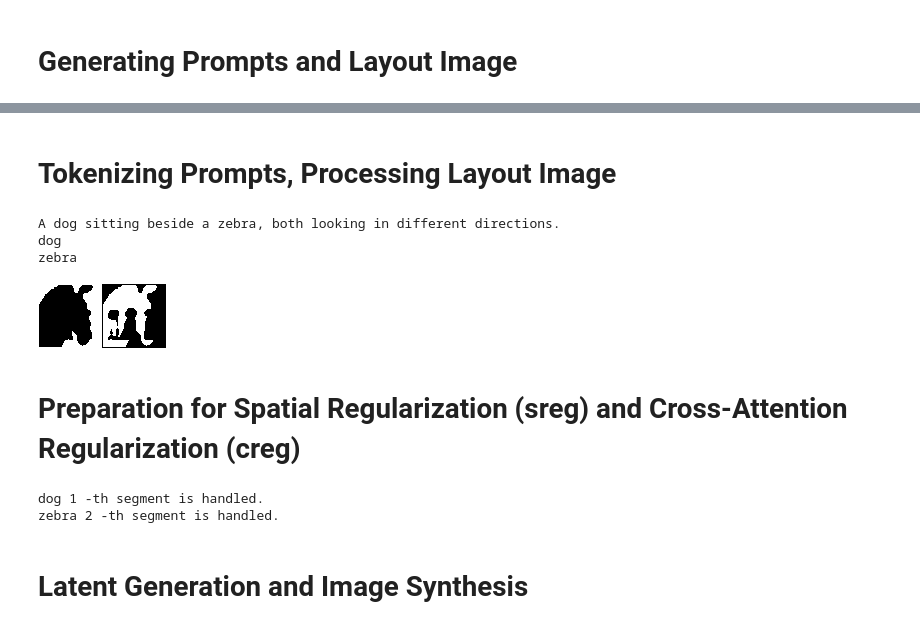
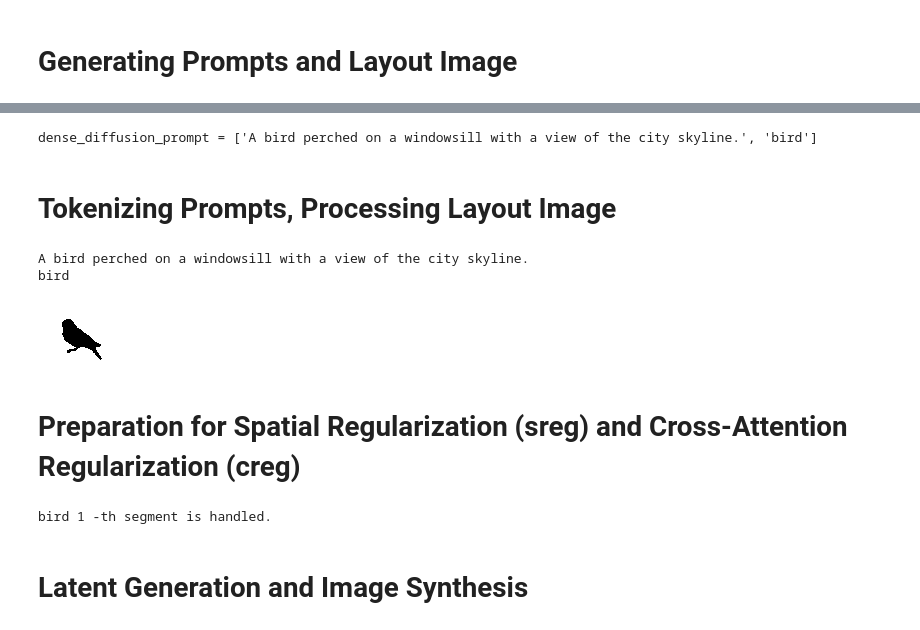
Before and after one commit to Fayzan-Ali-Akhtar/Stable-Diffusion-Summer-Proj, a Jupyter notebook: Recursive_Diffusion.ipynb, the cells around one changed output, grey strips where cells are left out. Drawn from its saved outputs; the diff is of its cells as text; code cells hidden in the pictures.

Commit message:
Recursive Diffusion code cleaned!

```diff
--- a/Recursive_Diffusion.ipynb
+++ b/Recursive_Diffusion.ipynb
@@ -374,12 +403,11 @@ def segment_entity(image, target_class_name, output_dir):
 # %%
-
 extracted_images = {}
 
 # Iterate through images and entity array
 for i, (image, entity) in enumerate(zip(images, entities)):
     entity = entities[i]
     print("entity =", entity)
-    extracted_images[entity] = segment_entity(image, entity,output_dir)
+    extracted_images[entity] = segment_entity(image, entity)
 
 # Display the extracted images
 for entity, extracted_image in extracted_images.items():
@@ -601,17 +618,0 @@ from google.colab import userdata
-# %%
-token = "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"
-device= "cuda:0"
-
-pipe = diffusers.StableDiffusionPipeline.from_pretrained(
-        "runwayml/stable-diffusion-v1-5",
-        safety_checker=None,
-        variant="fp16",
-        cache_dir='./models/diffusers/',
-        use_auth_token=token).to(device)
-
-pipe.scheduler = DDIMScheduler.from_config(pipe.scheduler.config)
-pipe.scheduler.set_timesteps(50)
-timesteps = pipe.scheduler.timesteps
-sp_sz = pipe.unet.sample_size
-bsz = 1
-print("Setup complete. Token and device initialized.")
@@ -793,46 +726,58 @@ prompts = ['A dog sitting beside a zebra, both looking in different directions.'
+# %%
+dense_diffusion_prompt = []
+dense_diffusion_prompt.append(recusive_diff_prompt)
+
+stacking_order.reverse()
+
+# Check original dense diffusion code to see in which order are the objects added!
+for obj in stacking_order:
+  dense_diffusion_prompt.append(obj.lower())
+
+print("dense_diffusion_prompt =",dense_diffusion_prompt)
+# %% [output]
+dense_diffusion_prompt = ['A bird perched on a windowsill with a view of the city skyline.', 'bird']
 # %% [markdown]
 # **Tokenizing Prompts, Processing Layout Image**
 # %%
-# Tokenize the prompts
-text_input = pipe.tokenizer(prompts, padding="max_length", return_length=True, return_overflowing_tokens=False,
+# Tokenize the dense_diffusion_prompt
+text_input = pipe.tokenizer(dense_diffusion_prompt, padding="max_length", return_length=True, return_overflowing_tokens=False,
                             max_length=pipe.tokenizer.model_max_length, truncation=True, return_tensors="pt")
 cond_embeddings = pipe.text_encoder(text_input.input_ids.to(device))[0]
 
 uncond_input = pipe.tokenizer([""] * bsz, padding="max_length", max_length=pipe.tokenizer.model_max_length,
                               truncation=True, return_tensors="pt")
 uncond_embeddings = pipe.text_encoder(uncond_input.input_ids.to(device))[0]
 
 # Ensure that wlen matches the length of widx
-for i in range(1, len(prompts)):
+for i in range(1, len(dense_diffusion_prompt)):
     wlen = text_input['length'][i].item() - 2  # Convert tensor to int
     widx = text_input['input_ids'][i][1:1 + wlen]
     for j in range(77):
         if j + wlen <= 77 and (text_input['input_ids'][0][j:j + wlen] == widx).sum().item() == wlen:  # Use .item() to get the value
             break
 
 # Process the layout image
-layout_img_ = np.asarray(Image.open(layout_img_path).resize([sp_sz * 8, sp_sz * 8]))[:, :, :3]
+layout_img_ = np.asarray(composite_image_rgb.resize([sp_sz * 8, sp_sz * 8]))[:, :, :3]
 unique, counts = np.unique(np.reshape(layout_img_, (-1, 3)), axis=0, return_counts=True)
 sorted_idx = np.argsort(-counts)
 
 layouts_ = []
 
-for i in range(len(prompts) - 1):
+for i in range(len(dense_diffusion_prompt) - 1):
     if (unique[sorted_idx[i]] == [0, 0, 0]).all() or (unique[sorted_idx[i]] == [255, 255, 255]).all():
         layouts_ = [((layout_img_ == unique[sorted_idx[i]]).sum(-1) == 3).astype(np.uint8)] + layouts_
     else:
         layouts_.append(((layout_img_ == unique[sorted_idx[i]]).sum(-1) == 3).astype(np.uint8))
 
 layouts = [torch.FloatTensor(l).unsqueeze(0).unsqueeze(0).cuda() for l in layouts_]
 layouts = F.interpolate(torch.cat(layouts), (sp_sz, sp_sz), mode='nearest')
 
-print('\n'.join(prompts))
+print('\n'.join(dense_diffusion_prompt))
 Image.fromarray(np.concatenate([255 * _.squeeze().cpu().numpy() for _ in layouts], 1).astype(np.uint8))
 # %% [output]
-A dog sitting beside a zebra, both looking in different directions.
-dog
-zebra
+A bird perched on a windowsill with a view of the city skyline.
+bird
-[figure, old version]
+[figure, new version]
 # %% [markdown]
 # **Preparation for Spatial Regularization (sreg) and Cross-Attention Regularization (creg)**
 # %%
@@ -853,14 +798,14 @@ for r in range(4):
 ###### prep for creg ######
 ###########################
 pww_maps = torch.zeros(1, 77, sp_sz, sp_sz).to(device)
-for i in range(1,len(prompts)):
+for i in range(1,len(dense_diffusion_prompt)):
     wlen = text_input['length'][i] - 2
     widx = text_input['input_ids'][i][1:1+wlen]
     for j in range(77):
         if j + wlen <= 77 and (text_input['input_ids'][0][j:j + wlen].shape == widx.shape and (text_input['input_ids'][0][j:j + wlen] == widx).sum().item() == wlen):
             pww_maps[:,j:j+wlen,:,:] = layouts[i-1:i]
             cond_embeddings[0][j:j+wlen] = cond_embeddings[i][1:1+wlen]
-            print(prompts[i], i, '-th segment is handled.')
+            print(dense_diffusion_prompt[i], i, '-th segment is handled.')
             break
 
 creg_maps = {}
@@ -875,8 +820,7 @@ for r in range(4):
 ###########################
 text_cond = torch.cat([uncond_embeddings, cond_embeddings[:1].repeat(bsz,1,1)])
 # %% [output]
-dog 1 -th segment is handled.
-zebra 2 -th segment is handled.
+bird 1 -th segment is handled.
 # %% [markdown]
 # **Latent Generation and Image Synthesis**
 # %%
```
Also changed, not shown: parts of 33 cells of this notebook.
